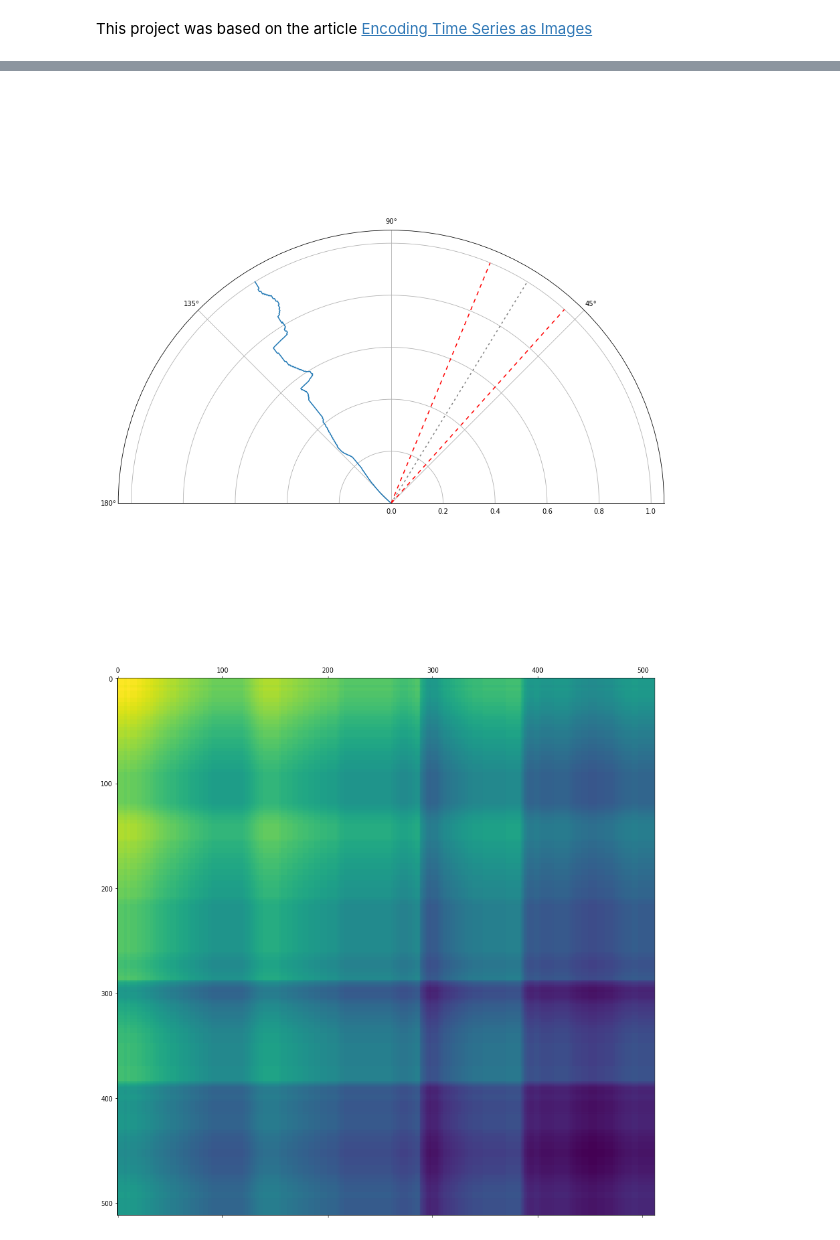
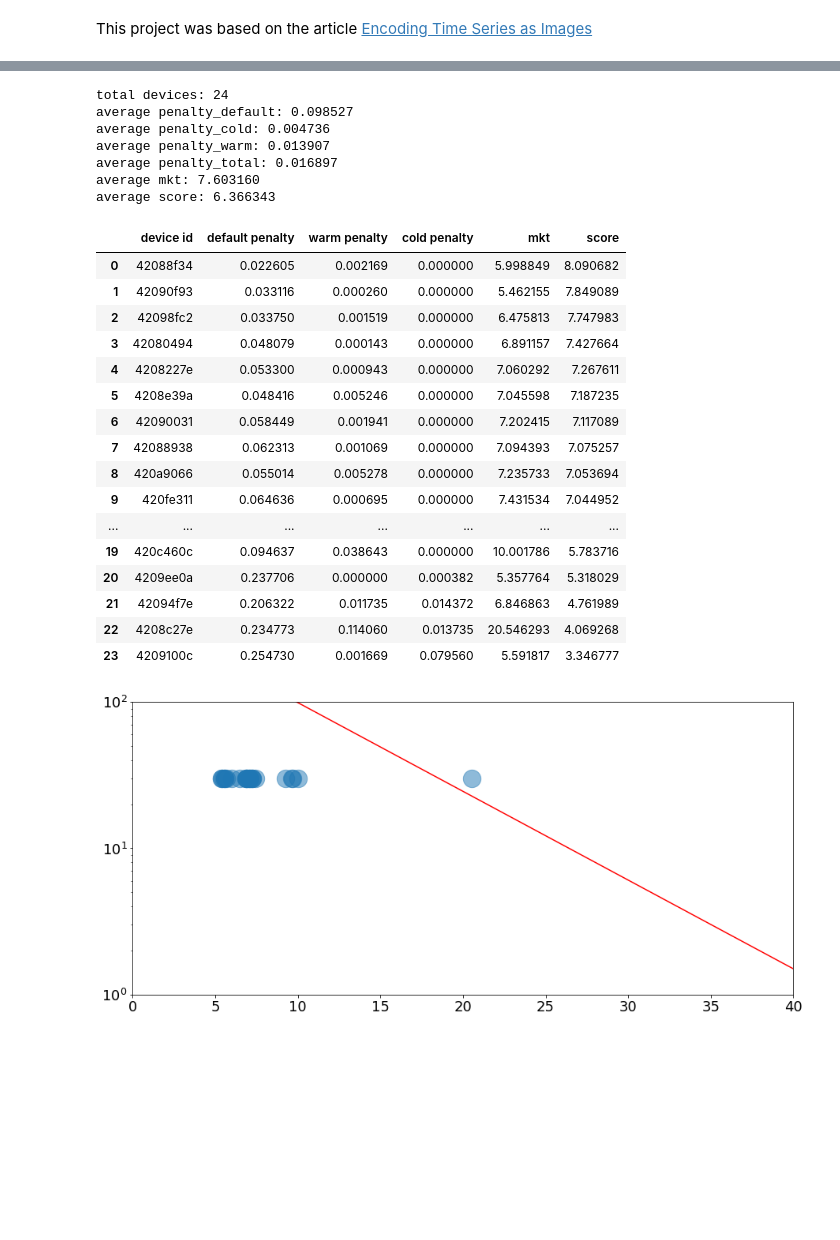
Before and after one commit to hkang1/timeseries-encoder, a Jupyter notebook: Timeseries Encoder (Vaccine).ipynb, the cells around one changed output, grey strips where cells are left out. Saved outputs shown, nothing was run; the diff lists cells and outputs as text; code cells hidden in the pictures; blank space fills up the shorter version.

```diff
--- a/Timeseries Encoder (Vaccine).ipynb
+++ b/Timeseries Encoder (Vaccine).ipynb
@@ -10,22 +22,2 @@ from pylab import rcParams
-# %%
-# config settings
-config = {
-    "offset": 2000,
-    "size": 512,
-    "volatility": (0., 0.03),
-    "y_target": 5.,
-    "y_min": -5.,
-    "y_max": 37.,
-    "y_thresholds": (2., 8.),
-    "y_range": (y_min, y_max),
-    "default_penalty": 1.,
-    "cold_penalty": 10.,
-    "warm_penalty": 2.
-}
-
-config['max_penalty'] = max(config['cold_penalty'], config['warm_penalty']) + config['default_penalty']
-
-# Set the default figure size to be
-rcParams['figure.figsize'] = (15, 15)
 # %%
 def read_csv_file (filename):
@@ -165,0 +260,2 @@ def generate_data (config, count=10):
+# %%
+report = reporting.load_all_report()
@@ -165,0 +265,8 @@ def generate_data (config, count=10):
+# %%
+result = {}
+if os.path.isfile(config['path_result']):
+    print('loading results from cache "%s"' % config['path_result'])
+    result = reporting.load_report_result()
+
+data = reporting.load_device_report()
+result = reporting.get_report_result(result, data)
@@ -207,8 +301,28 @@ plot_all(data[1], config)
-# %%
-plot_polar(phi, r, colors, config)
-# %% [output]
-[figure, removed]
-# %%
-plot_gaf(gaf)
-# %% [output]
-[figure, removed]
+# %%
+result_pd = print_report_result(result)
+# %% [output]
+total devices: 24
+average penalty_default: 0.098527
+average penalty_cold: 0.004736
+average penalty_warm: 0.013907
+average penalty_total: 0.016897
+average mkt: 7.603160
+average score: 6.366343
+|  | device id | default penalty | warm penalty | cold penalty | mkt | score |
+| 0 | 42088f34 | 0.022605 | 0.002169 | 0.000000 | 5.998849 | 8.090682 |
+| 1 | 42090f93 | 0.033116 | 0.000260 | 0.000000 | 5.462155 | 7.849089 |
+| 2 | 42098fc2 | 0.033750 | 0.001519 | 0.000000 | 6.475813 | 7.747983 |
+| 3 | 42080494 | 0.048079 | 0.000143 | 0.000000 | 6.891157 | 7.427664 |
+| 4 | 4208227e | 0.053300 | 0.000943 | 0.000000 | 7.060292 | 7.267611 |
+| 5 | 4208e39a | 0.048416 | 0.005246 | 0.000000 | 7.045598 | 7.187235 |
+| 6 | 42090031 | 0.058449 | 0.001941 | 0.000000 | 7.202415 | 7.117089 |
+| 7 | 42088938 | 0.062313 | 0.001069 | 0.000000 | 7.094393 | 7.075257 |
+| 8 | 420a9066 | 0.055014 | 0.005278 | 0.000000 | 7.235733 | 7.053694 |
+| 9 | 420fe311 | 0.064636 | 0.000695 | 0.000000 | 7.431534 | 7.044952 |
+| ... | ... | ... | ... | ... | ... | ... |
+| 19 | 420c460c | 0.094637 | 0.038643 | 0.000000 | 10.001786 | 5.783716 |
+| 20 | 4209ee0a | 0.237706 | 0.000000 | 0.000382 | 5.357764 | 5.318029 |
+| 21 | 42094f7e | 0.206322 | 0.011735 | 0.014372 | 6.846863 | 4.761989 |
+| 22 | 4208c27e | 0.234773 | 0.114060 | 0.013735 | 20.546293 | 4.069268 |
+| 23 | 4209100c | 0.254730 | 0.001669 | 0.079560 | 5.591817 | 3.346777 |
+[figure, added]
```
Also changed, not shown: parts of 17 cells of this notebook, 9 other files.
